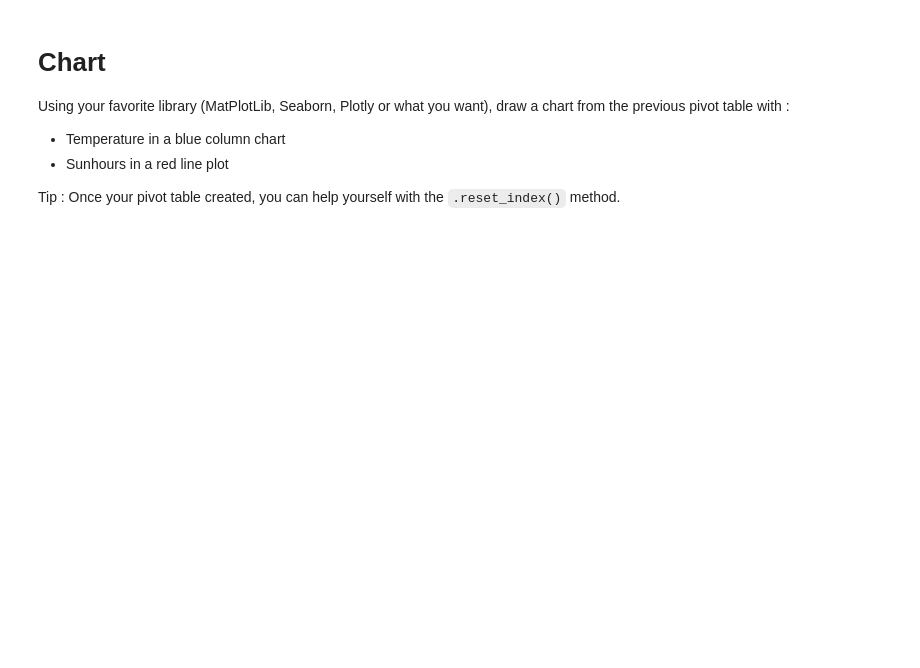
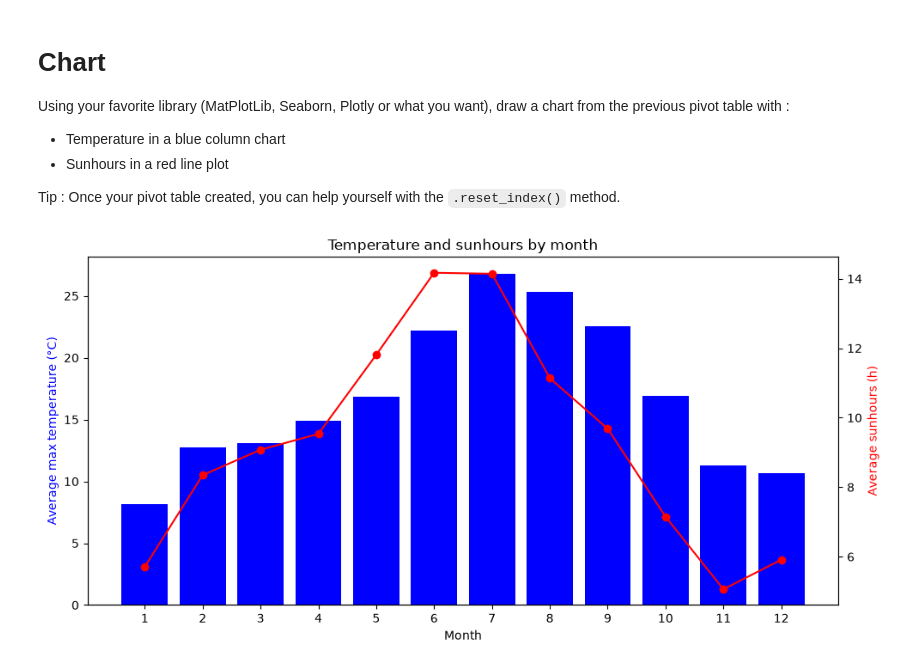
Before and after one commit to DorotheeCatry/python-basics-simplon, a Jupyter notebook: challenge/Python_2.20_pivot_table.ipynb, the cells around one changed output. Drawn from its saved outputs; the diff is of its cells as text; code cells hidden in the pictures; blank space fills up the shorter version.

```diff
--- a/challenge/Python_2.20_pivot_table.ipynb
+++ b/challenge/Python_2.20_pivot_table.ipynb
@@ -72,0 +309,24 @@ Tip : Once your pivot table created, you can help yourself with the `.reset_inde
+# %%
+# Your code here
+import matplotlib.pyplot as plt
+
+# Pivot table from the previous mission, with MONTH as a normal column
+pivot_month = df_weather.pivot_table(index="MONTH", values=["MAX_TEMPERATURE_C", "SUNHOUR"], aggfunc="mean").reset_index()
+fig, ax_temp = plt.subplots(figsize=(10, 5))
+
+# Temperature: blue column chart, left axis
+ax_temp.bar(pivot_month["MONTH"], pivot_month["MAX_TEMPERATURE_C"], color="blue")
+ax_temp.set_xlabel("Month")
+ax_temp.set_ylabel("Average max temperature (°C)", color="blue")
+ax_temp.set_xticks(pivot_month["MONTH"])
+
+# Sunhours: red line plot, right axis
+ax_sun = ax_temp.twinx()
+ax_sun.plot(pivot_month["MONTH"], pivot_month["SUNHOUR"], color="red", marker="o")
+ax_sun.set_ylabel("Average sunhours (h)", color="red")
+
+plt.title("Temperature and sunhours by month")
+plt.tight_layout()
+plt.show()
+# %% [output]
+[figure, added]
```
Also changed, not shown: parts of 13 cells of this notebook, 2 other files.
